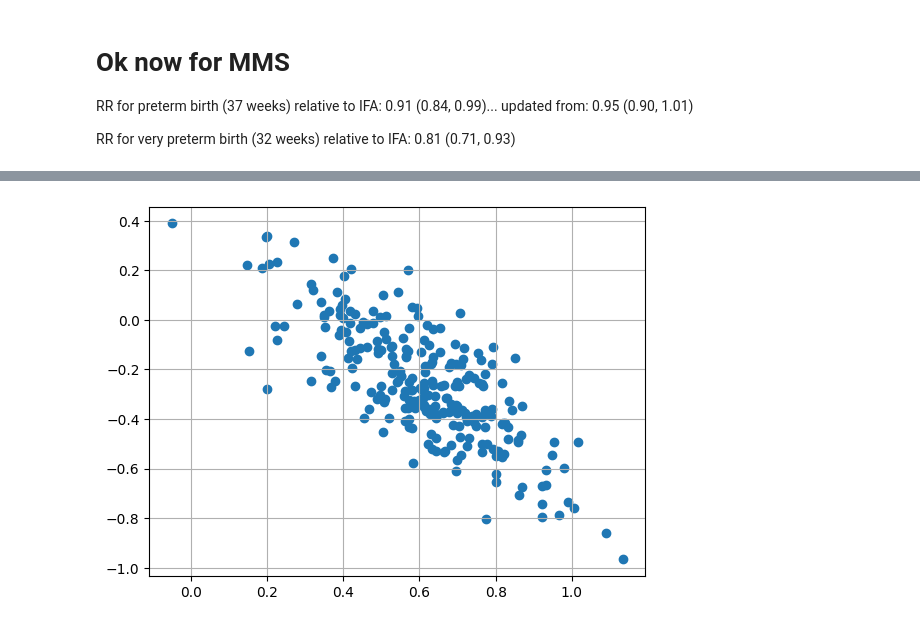
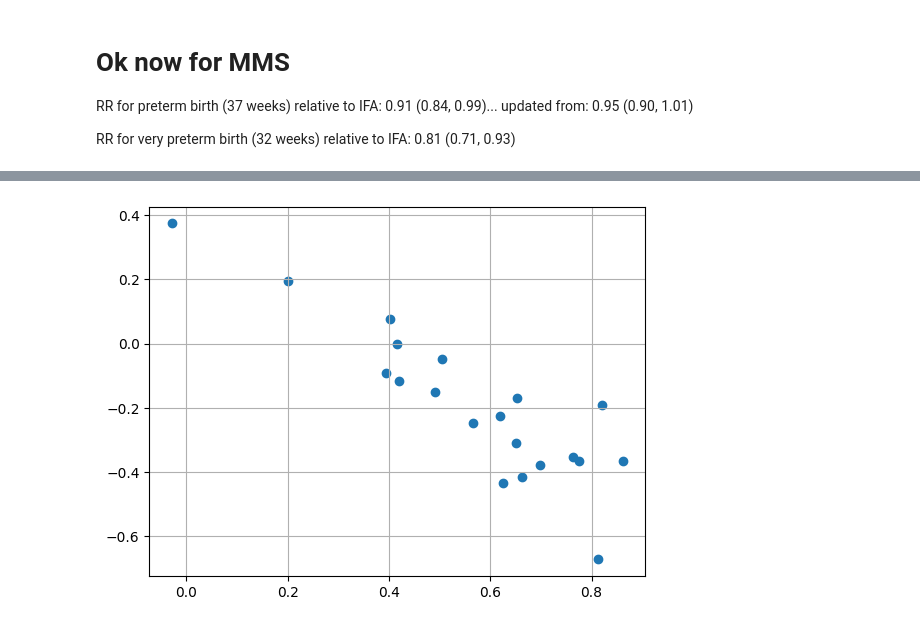
Before and after one commit to ihmeuw/vivarium_gates_mncnh, a Jupyter notebook: src/vivarium_gates_mncnh/data/ifa_mms_gestation_shifts/ifa_gestational_age_shifts.ipynb, the cells around one changed output, grey strips where cells are left out. Cells and saved outputs as stored; diff of their text form; code cells hidden in the pictures.

```diff
--- a/src/vivarium_gates_mncnh/data/ifa_mms_gestation_shifts/ifa_gestational_age_shifts.ipynb
+++ b/src/vivarium_gates_mncnh/data/ifa_mms_gestation_shifts/ifa_gestational_age_shifts.ipynb
@@ -42,12 +42,10 @@ vivarium_dependencies==1.0.1
 vivarium_public_health==4.3.14
 vivarium_testing_utils==0.2.6
+# %%
+# list of available draws
+draws_to_run = [115, 60, 118, 197, 79, 244, 22, 167, 146, 71,
+    28, 156, 94, 170, 109, 26, 35, 114, 178, 127
+]
 # %%
-# note, got the list of draws that we actually use in the simulation from the concept model
-# i think that we can only use these draws because we have incomplete data availability for the rest of them
-
-# it actually looks like only the first 10 draws are working atm
-
-draws_to_run = [115, 60, 118, 197, 79, 244, 22, 167, 146, 71]
-    #28, 156, 94, 170, 109, 26, 35, 114, 178, 127]
 ifa_shifts, exp_anc = run_all_locations(draws_to_run)
 # %% [output]
@@ -220,6 +235,5 @@ exp_anc
 # %%
-# Function version of above code (left that for easier debugging if necessary)
-data_mms_pt, data_mms_vpt, mms_pt_rr_draws, mms_vpt_rr_draws = load_mms_data(exp_anc.reset_index(), ifa_shifts)
+data_mms_pt, data_mms_vpt, mms_pt_rr_draws, mms_vpt_rr_draws, covered_exp = load_mms_data(exp_anc.reset_index(), ifa_shifts)
 # %%
 display(data_mms_pt)
 display(data_mms_vpt)
@@ -377,3 +320,5 @@ mms_double_shift(draw, location_id)
+# %%
+mms_shifts = mms_run_all_locations(draws_to_run, data_mms_pt, data_mms_vpt, mms_pt_rr_draws, mms_vpt_rr_draws)
 # %%
 # rules for applying MMS shifts:
     # apply first shift to everyone who gets MMS
@@ -457,5 +364,6 @@ nigeria_mms_shifts.describe(percentiles=[0.025,0.975])
 # %%
-plt.scatter(nigeria_mms_shifts.shift1, nigeria_mms_shifts.shift2)
+import matplotlib.pyplot as plt
+plt.scatter(mms_shifts[mms_shifts["location_id"] == LOCATION_DATA["nigeria"]].shift1, mms_shifts[mms_shifts["location_id"] == LOCATION_DATA["nigeria"]].shift2)
 plt.grid()
 # %% [output]
-[figure, old version]
+[figure, new version]
```
Also changed, not shown: parts of 28 cells of this notebook, 21 other files.
